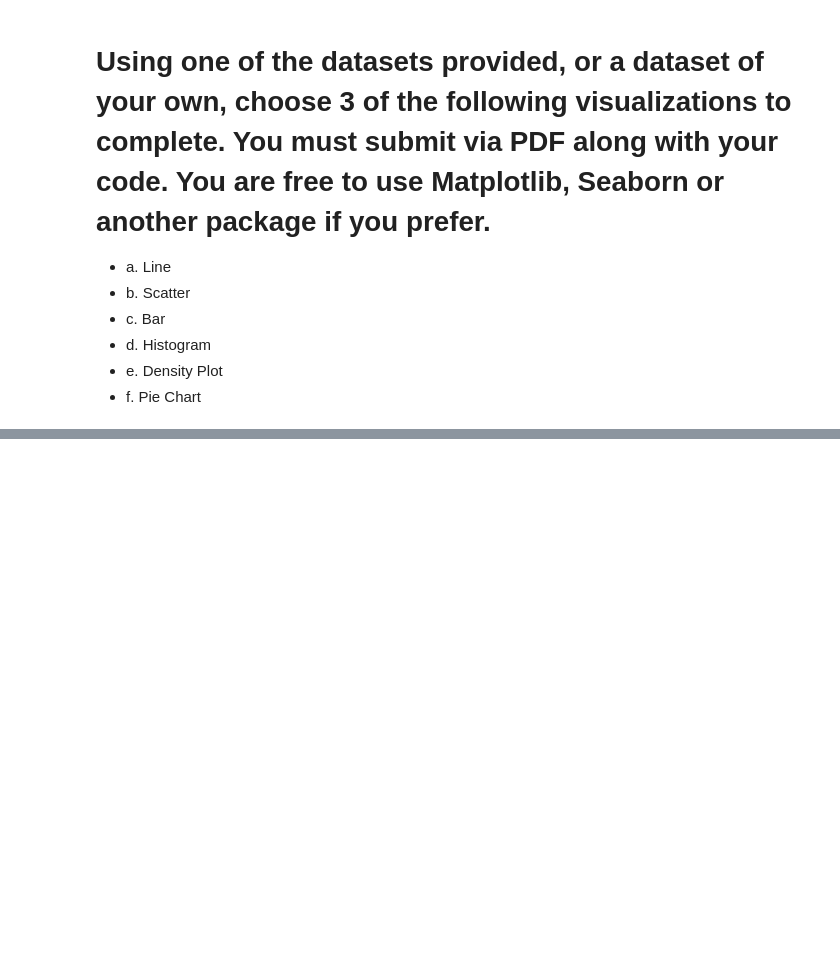
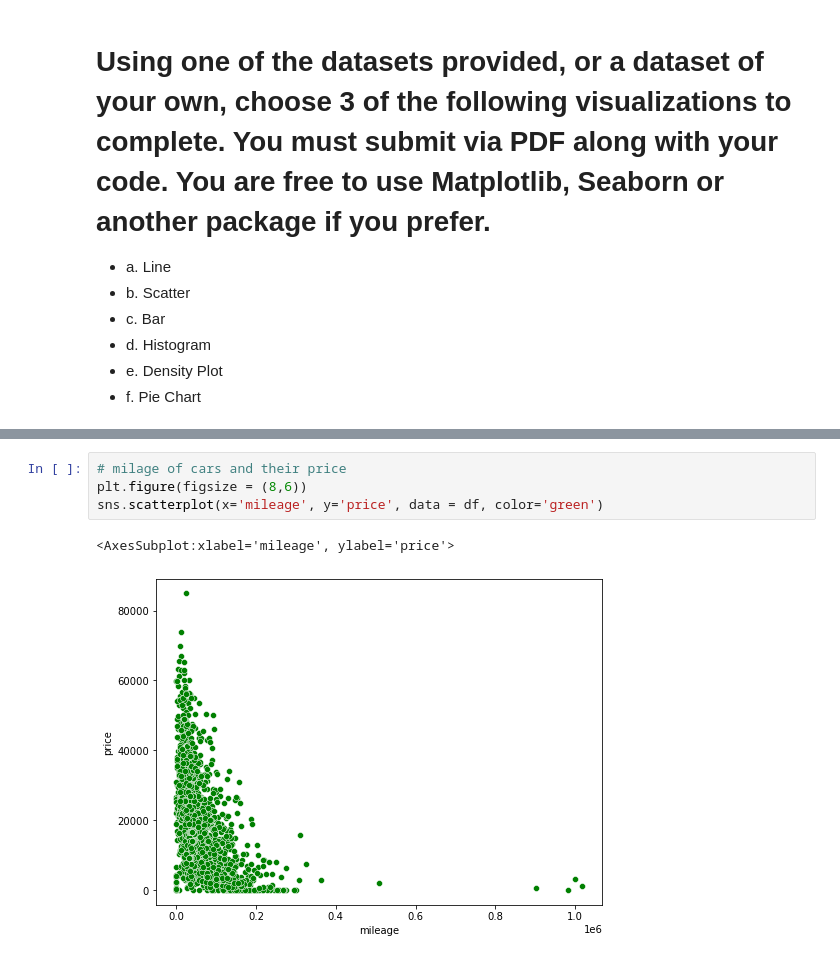
Before and after one commit to JoshuaShepard87/DSC540, a Jupyter notebook: week7/Joshua_Burden_Weeks7_and_8_Excercises.ipynb, the cells around one changed output, grey strips where cells are left out. Drawn from its saved outputs; the diff is of its cells as text; blank space fills up the shorter version.

```diff
--- a/week7/Joshua_Burden_Weeks7_and_8_Excercises.ipynb
+++ b/week7/Joshua_Burden_Weeks7_and_8_Excercises.ipynb
@@ -438,0 +442,7 @@ ImportError: cannot import name 'StreamListener' from 'tweepy.streaming' (/Users
+# %%
+# milage of cars and their price
+plt.figure(figsize = (8,6))
+sns.scatterplot(x='mileage', y='price', data = df, color='green')
+# %% [output]
+<AxesSubplot:xlabel='mileage', ylabel='price'>
+[figure, added]
```
Also changed, not shown: parts of 21 cells of this notebook, 7 other files.
